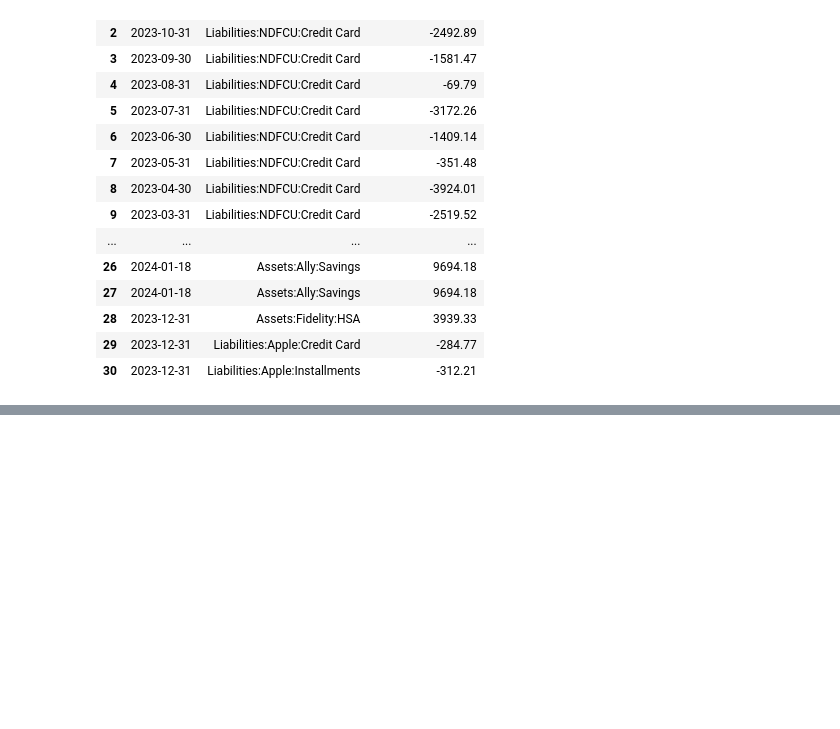
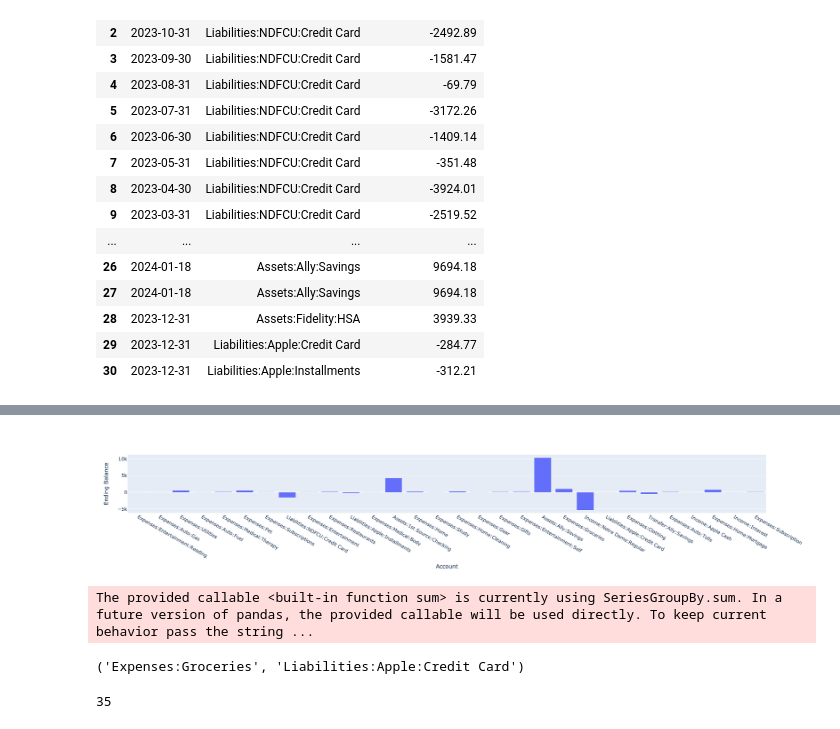
Before and after one commit to KeithDavis067/csvb, a Jupyter notebook: pandas.ipynb, the cells around one changed output, grey strips where cells are left out. Drawn from its saved outputs; the diff is of its cells as text; code cells hidden in the pictures; blank space fills up the shorter version.

```diff
--- a/pandas.ipynb
+++ b/pandas.ipynb
@@ -377,0 +346,4 @@ Name: Balance, dtype: float64
+# %%
+fig = px.bar(acct_bals, x=acct_bals.index, y="Ending Balance")
+fig.show()
+# %% [output]
@@ -377,0 +351 @@ Name: Balance, dtype: float64
+[figure, added]
@@ -377,0 +354,27 @@ Name: Balance, dtype: float64
+# %%
+flow_df = pd.DataFrame(flow.Amount.aggregate(sum))
+flow_df.index[11]
+# %% [output]
+The provided callable <built-in function sum> is currently using SeriesGroupBy.sum. In a future version of pandas, the provided callable will be used directly. To keep current behavior pass the string ...
+('Expenses:Groceries', 'Liabilities:Apple:Credit Card')
+# %%
+f = go.Figure(data=[go.Sankey(
+    node = dict(
+        pad=15,
+        thickness = 5,
+        line=dict(color = "black", width = 0.5),
+        #label = list(accounts(trans))
+    ),
+    link = dict(
+        source = [f for f, t in flow_df.index],
+        target = [t for f, t in flow_df.index],
+        value = flow_df["Amount"]
+    )
+)
+                   ]
+             )
+
+source = [f for f, t in flow_df.index]
+len(source)
+# %% [output]
+35
```
Also changed, not shown: parts of 11 cells of this notebook, 3 other files.
